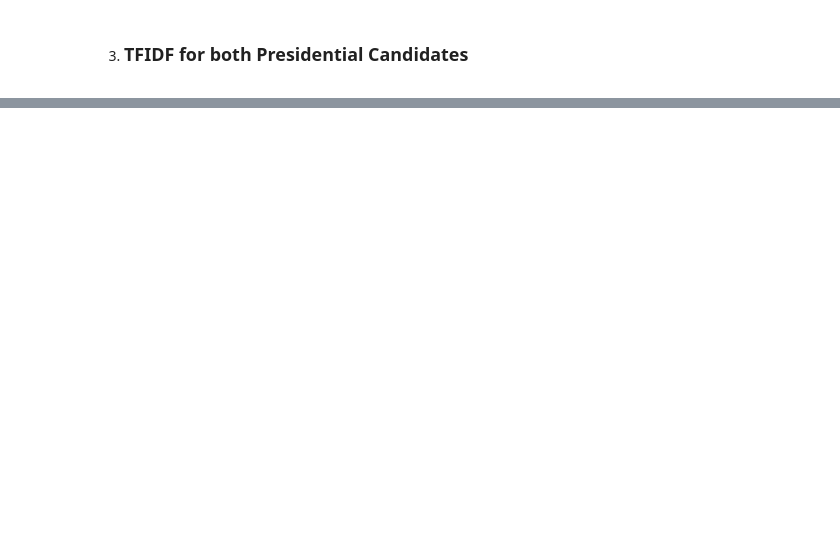
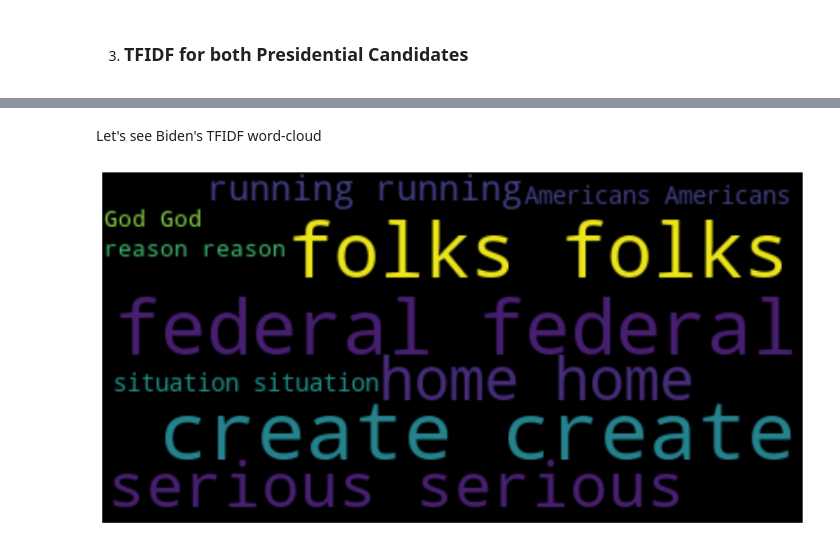
Before and after one commit to Lawrence-Krukrubo/Text-Based-AI, a Jupyter notebook: trump_biden_2020.ipynb, the cells around one changed output, grey strips where cells are left out. Saved outputs shown, nothing was run; the diff lists cells and outputs as text; code cells hidden in the pictures; blank space fills up the shorter version.

```diff
--- a/trump_biden_2020.ipynb
+++ b/trump_biden_2020.ipynb
@@ -251,0 +446,6 @@ We  shall use a process called tfidf to figure this out.
+# %% [markdown]
+Let's see Biden's TFIDF word-cloud
+# %%
+plot_word_cloud(biden_cloud_list, 'black')
+# %% [output]
+[figure, added]
```
Also changed, not shown: parts of 28 cells of this notebook.
